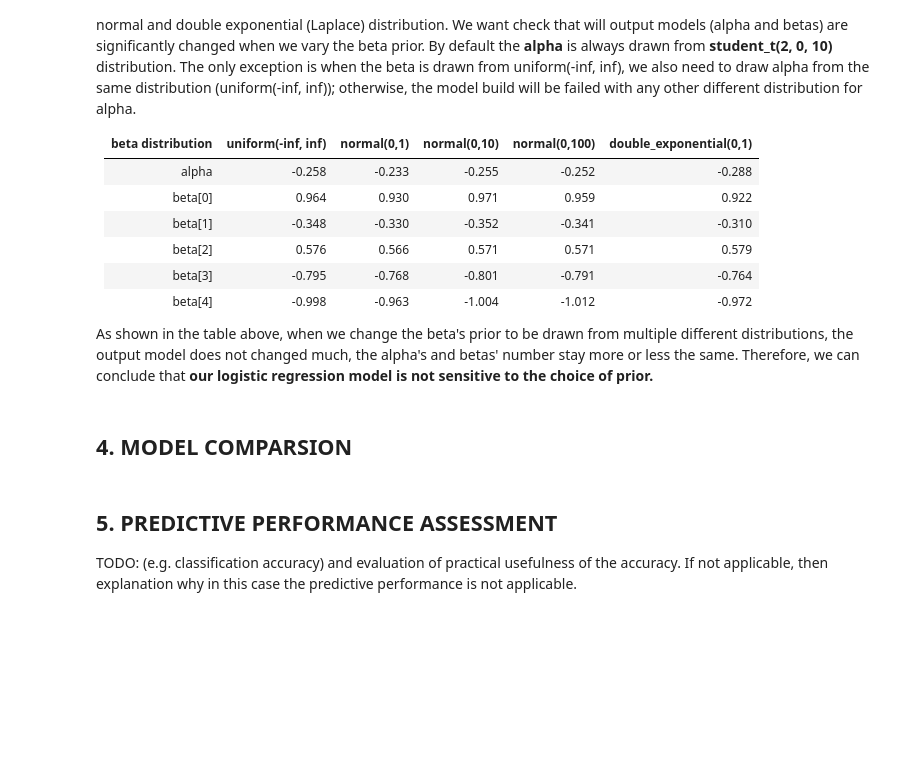
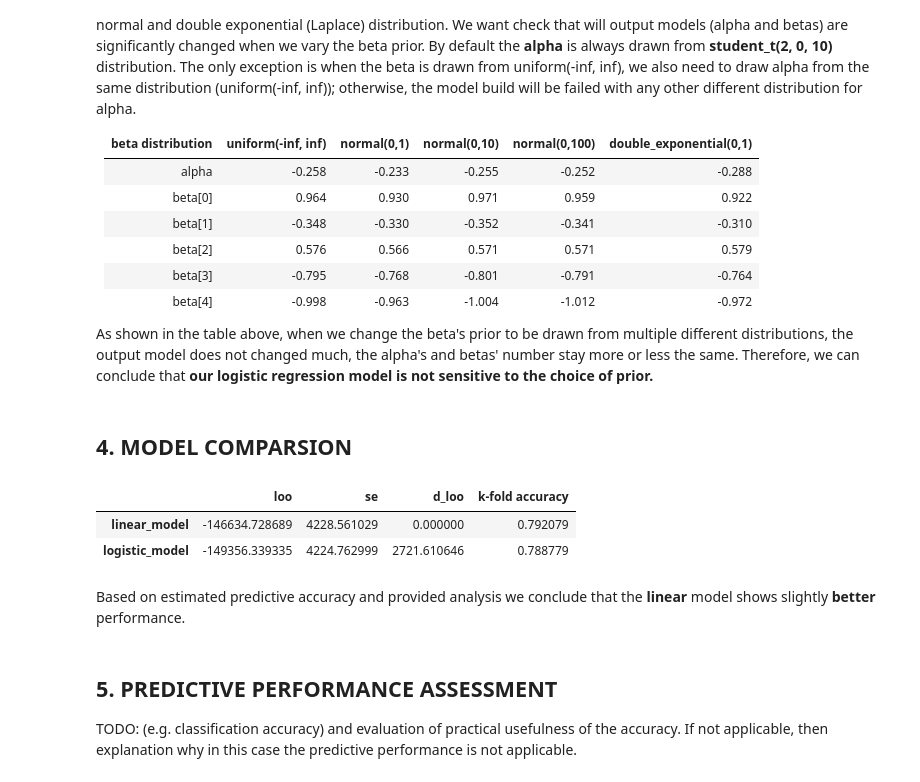
Before and after one commit to mshavliuk/BDA_project, a Jupyter notebook: bda_project_report.ipynb, the cells around one changed output. Drawn from its saved outputs; the diff is of its cells as text; code cells hidden in the pictures; blank space fills up the shorter version.

Commit message:
add k-fold accuracy comparison

```diff
--- a/bda_project_report.ipynb
+++ b/bda_project_report.ipynb
@@ -450,6 +450,20 @@ By default the **alpha** is always drawn from **student_t(2, 0, 10)** distributi
 As shown in the table above, when we change the beta's prior to be drawn from multiple different distributions, the output model does not changed much, the alpha's and betas' number stay more or less the same. Therefore, we can conclude that **our logistic regression model is not sensitive to the choice of prior.**
 # %% [markdown]
 ## 4. MODEL COMPARSION<a class="anchor" id="4"></a>
+# %%
+%%capture --no-display
+
+from model_comparison import compare_models
+
+comparison = compare_models()
+# %%
+display(comparison[['loo', 'se', 'd_loo', 'k-fold accuracy']])
+# %% [output]
+|  | loo | se | d_loo | k-fold accuracy |
+| linear_model | -146634.728689 | 4228.561029 | 0.000000 | 0.792079 |
+| logistic_model | -149356.339335 | 4224.762999 | 2721.610646 | 0.788779 |
+# %% [markdown]
+Based on estimated predictive accuracy and provided analysis we conclude that the **linear** model shows slightly **better** performance.
 # %% [markdown]
 ## 5. PREDICTIVE PERFORMANCE ASSESSMENT<a class="anchor" id="5"></a>
 TODO:
```
Also changed, not shown: 1 other file.
